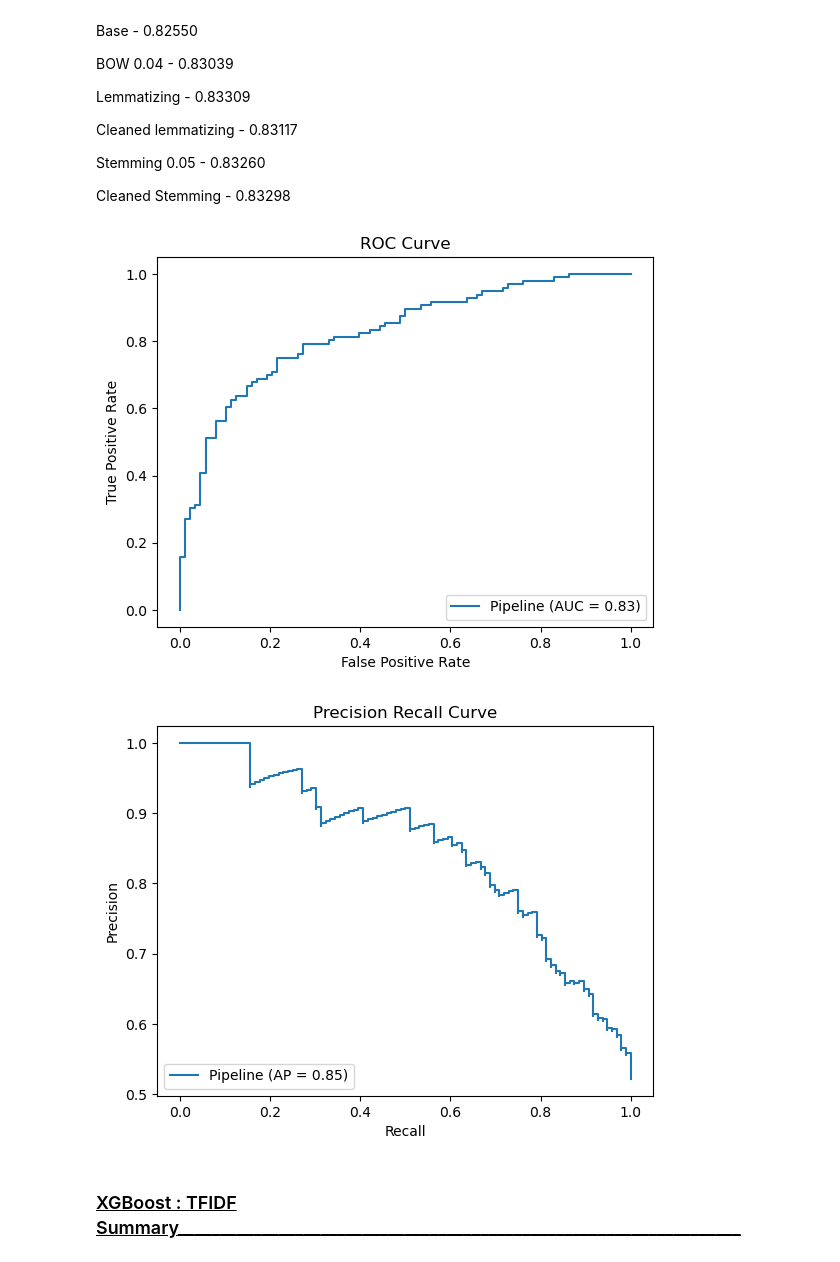
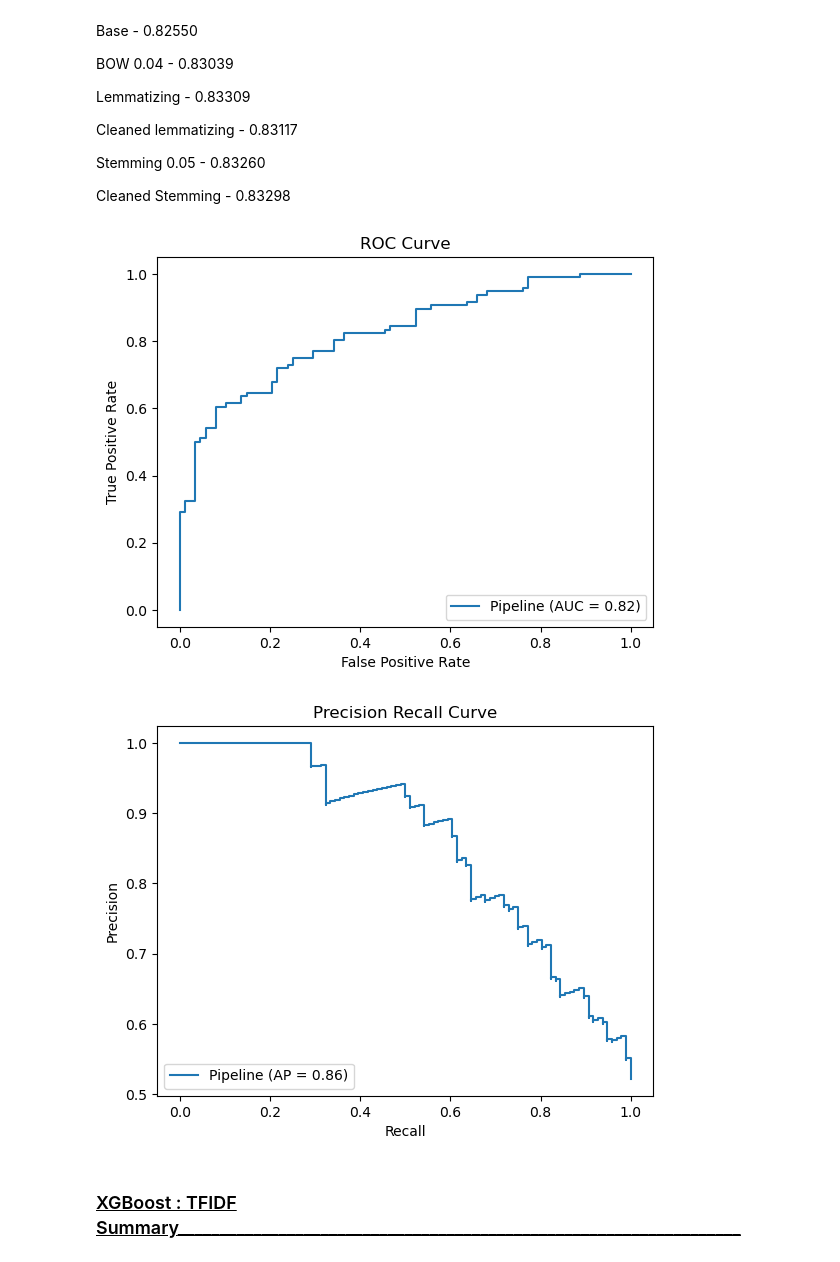
Before and after one commit to Joeyzect/Netflix_ALab_2022, a Jupyter notebook: notebooks/14-joseph-movies-modelling-final copy.ipynb, the cells around one changed output. Drawn from its saved outputs; the diff is of its cells as text; code cells hidden in the pictures.

```diff
--- a/notebooks/14-joseph-movies-modelling-final copy.ipynb
+++ b/notebooks/14-joseph-movies-modelling-final copy.ipynb
@@ -364,28 +366,28 @@ Cleaned Stemming - 0.83298
 # %%
 # plot roc-auc curve
 from sklearn.metrics import RocCurveDisplay
 import matplotlib.pyplot as plt
 
-rocplot = RocCurveDisplay.from_estimator(best_xgb_gs_ns, X_test.drop('summary', axis=1), y_test)
+rocplot = RocCurveDisplay.from_estimator(best_xgb_gs_bow, X_test, y_test)
 rocplot.ax_.set_xlabel('False Positive Rate')
 rocplot.ax_.set_ylabel('True Positive Rate')
 rocplot.ax_.set_title('ROC Curve')
 
 # plot precision recall curve
 from sklearn.metrics import PrecisionRecallDisplay
 
-prplot = PrecisionRecallDisplay.from_estimator(best_xgb_gs_ns, X_test.drop('summary', axis=1), y_test)
+prplot = PrecisionRecallDisplay.from_estimator(best_xgb_gs_bow, X_test, y_test)
 prplot.ax_.set_xlabel('Recall')
 prplot.ax_.set_ylabel('Precision')
 prplot.ax_.set_title('Precision Recall Curve')
 
 # save roc-auc and precision-recall curve into reports/figures folder
 
 rocplot.figure_.savefig('../reports/figures/movie_xgb_bow_roc_auc_curve.png')
 prplot.figure_.savefig('../reports/figures/movie_xgb_bow_precision_recall_curve.png')
 # %% [output]
-[figure, old version]
+[figure, new version]
-[figure, old version]
+[figure, new version]
 # %% [markdown]
 ### <u>XGBoost : TFIDF Summary<u>___________________________________________________________________
 # %%
```
Also changed, not shown: parts of 41 cells of this notebook, 3 other files.
